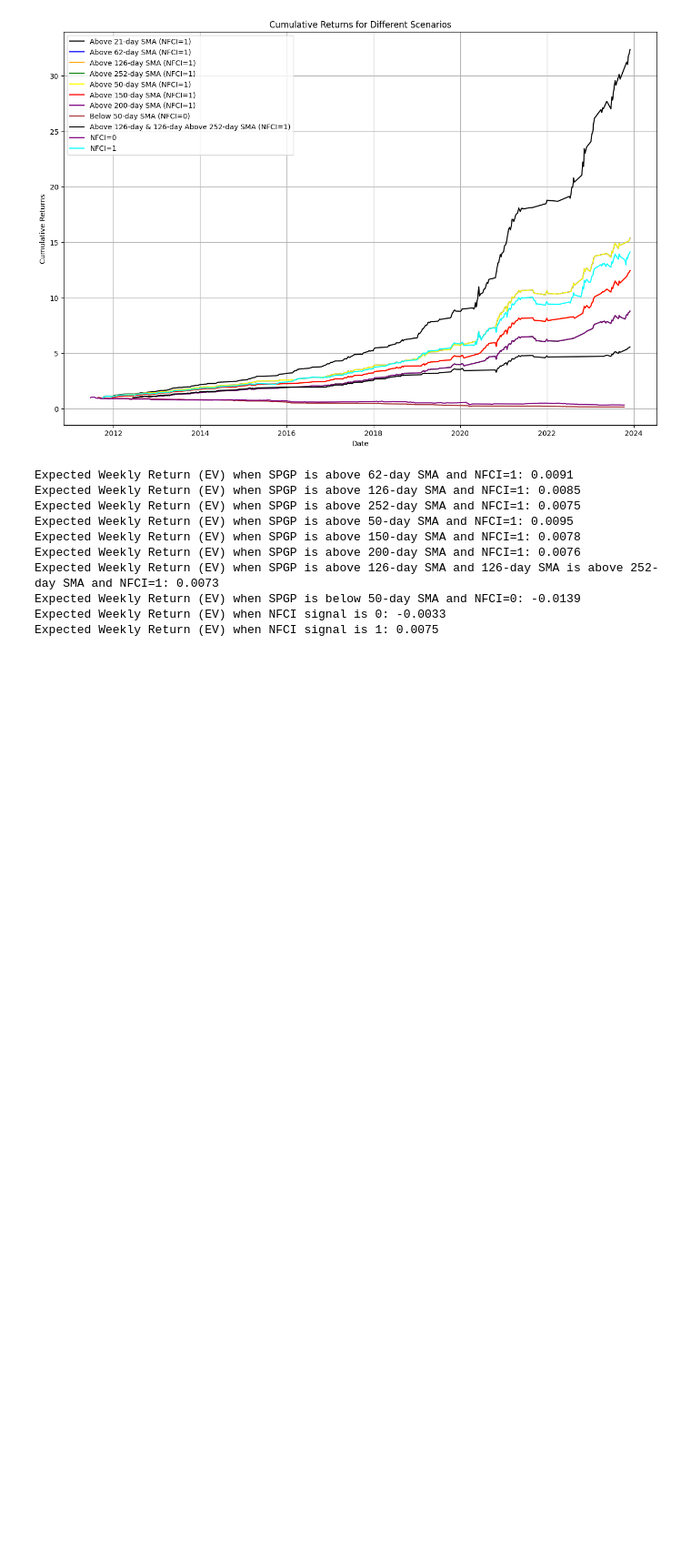
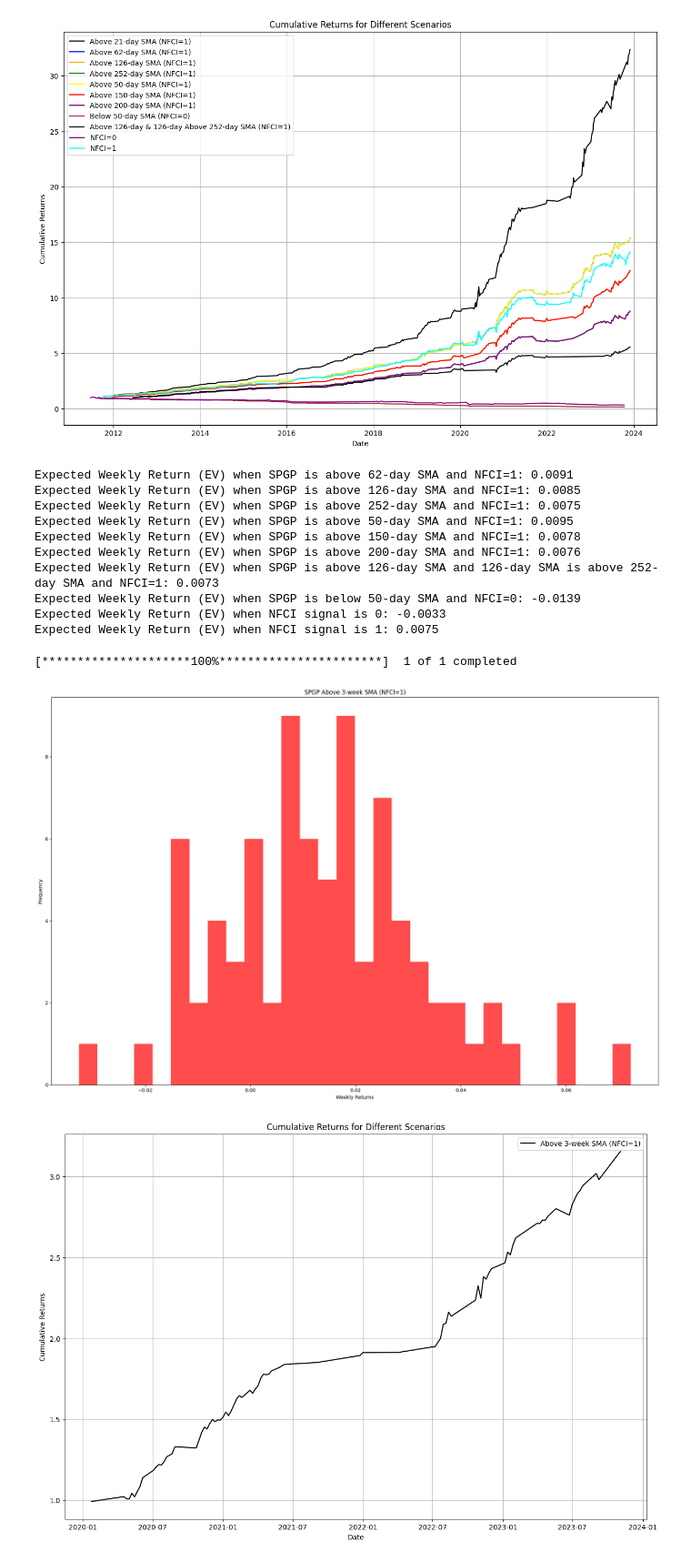
Before and after one commit to dkn-maida/farscape-investment, a Jupyter notebook: usa/sma_filter.ipynb, the cells around one changed output. Shown at 91% size. Saved outputs shown, nothing was run; the diff lists cells and outputs as text; code cells hidden in the pictures; blank space fills up the shorter version.

```diff
--- a/usa/sma_filter.ipynb
+++ b/usa/sma_filter.ipynb
@@ -223,3 +223,70 @@ Expected Weekly Return (EV) when SPGP is above 126-day SMA and 126-day SMA is ab
 Expected Weekly Return (EV) when SPGP is below 50-day SMA and NFCI=0: -0.0139
 Expected Weekly Return (EV) when NFCI signal is 0: -0.0033
 Expected Weekly Return (EV) when NFCI signal is 1: 0.0075
+# %%
+import pandas as pd
+import yfinance as yf
+import numpy as np
+import matplotlib.pyplot as plt
+
+# Download SPGP data and resample to weekly data
+spgp_data = yf.download('SPY', start='2020-01-01')['Close']
+spgp_weekly = spgp_data.resample('W-FRI').last()  # Resample to weekly frequency
+
+# Read the NFCI data
+nfci_data = pd.read_csv('nfci.csv')
+nfci_data['date'] = pd.to_datetime(nfci_data['DATE'])
+nfci_data.set_index('date', inplace=True)
+nfci_weekly = nfci_data.resample('W-FRI').last()  # Resample NFCI data to weekly frequency
+
+# Calculate the 2-weeks moving average for NFCI and shift it
+nfci_weekly['nfci_sma_2'] = nfci_weekly['NFCI'].rolling(window=2).mean()
+nfci_weekly['nfci_sma_2_shifted'] = nfci_weekly['nfci_sma_2'].shift(1)
+
+# Calculate the SMAs for SPGP on weekly data
+sma_3 = spgp_weekly.rolling(window=3).mean().shift()  # Using a 3-week SMA
+
+# Create a signal based on NFCI data
+nfci_weekly['signal'] = np.where(nfci_weekly['NFCI'] < nfci_weekly['nfci_sma_2_shifted'], 1, 0)
+
+# Determine the conditions for SMA and NFCI signal
+above_3 = spgp_weekly > sma_3
+nfci_signal_0 = nfci_weekly['signal'] == 0
+nfci_signal_1 = nfci_weekly['signal'] == 1
+
+# Calculate weekly returns
+spgp_weekly_returns = spgp_weekly.pct_change()
+
+# Filter the weekly returns based on the conditions
+returns_above_3 = spgp_weekly_returns[above_3 & nfci_signal_1]
+
+# Plot histograms
+plt.figure(figsize=(18, 12))
+
+# Histograms for SMA conditions with NFCI signal 1
+plt.subplot(1, 1, 1)
+plt.hist(returns_above_3.dropna(), bins=30, alpha=0.7, color='red')
+plt.title('SPGP Above 3-week SMA (NFCI=1)')
+plt.xlabel('Weekly Returns')
+plt.ylabel('Frequency')
+
+plt.tight_layout()
+plt.show()
+
+# Calculate cumulative returns for each condition
+cumulative_returns_above_3 = (1 + returns_above_3).cumprod()
+
+# Plot the cumulative returns
+plt.figure(figsize=(15, 10))
+plt.plot(cumulative_returns_above_3, label='Above 3-week SMA (NFCI=1)', color='black')
+
+plt.title('Cumulative Returns for Different Scenarios')
+plt.xlabel('Date')
+plt.ylabel('Cumulative Returns')
+plt.legend()
+plt.grid(True)
+plt.show()
+# %% [output]
+[*********************100%***********************]  1 of 1 completed
+[figure, added]
+[figure, added]
```
Also changed, not shown: parts of 1 cell of this notebook, 16 other files.
